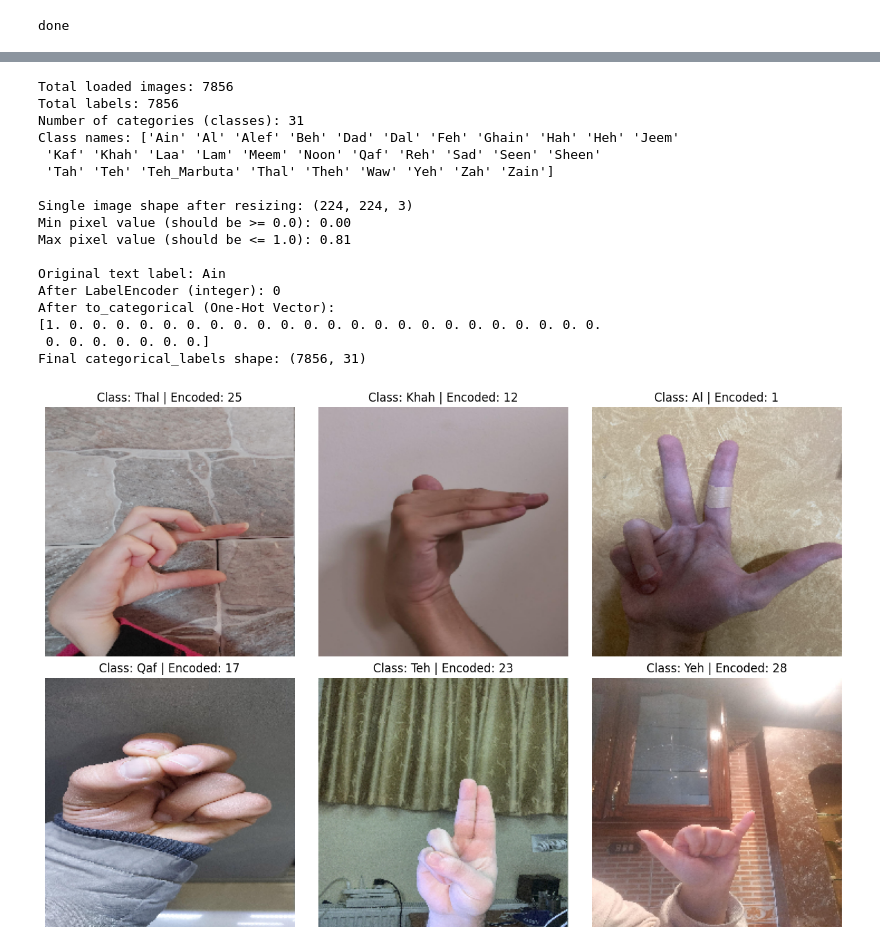
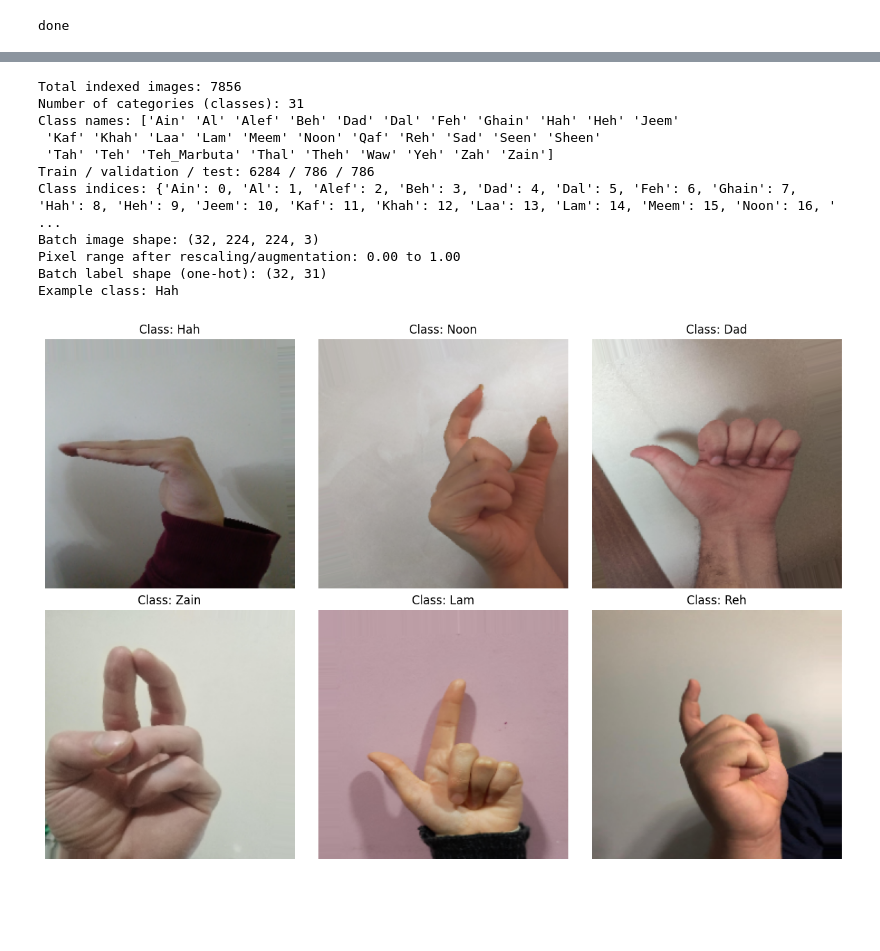
Before and after one commit to osamaaboud246-del/SAMSUNG_Final_Project, a Jupyter notebook: Arabic_Sign_Language_Detection.ipynb, the cells around one changed output, grey strips where cells are left out. Saved outputs shown, nothing was run; the diff lists cells and outputs as text; code cells hidden in the pictures; blank space fills up the shorter version.

Commit message:
Update notebook with Image Generator with augmentation

```diff
--- a/Arabic_Sign_Language_Detection.ipynb
+++ b/Arabic_Sign_Language_Detection.ipynb
@@ -49,56 +90,44 @@ categorical_labels = to_categorical(encoded_labels)
 # %%
-# 1. General dataset information
-print(f"Total loaded images: {len(data)}")
-print(f"Total labels: {len(labels)}")
+# Dataset and generator information (no full image arrays are kept in RAM).
+print(f"Total indexed images: {len(dataframe)}")
 print(f"Number of categories (classes): {len(categories)}")
-print(f"Class names: {label_encoder.classes_}\n")
+print(f"Class names: {label_encoder.classes_}")
+print(f"Train / validation / test: {len(train_df)} / {len(val_df)} / {len(test_df)}")
+print(f"Class indices: {train_generator.class_indices}")
 
-# 2. Check single image dimensions and pixel value range (Normalization Check)
-sample_img = data[0]
-print(f"Single image shape after resizing: {sample_img.shape}")
-print(f"Min pixel value (should be >= 0.0): {sample_img.min():.2f}")
-print(f"Max pixel value (should be <= 1.0): {sample_img.max():.2f}\n")
-
-# 3. Check encoding results (Label Encoding & One-Hot Encoding) for the first image
-print(f"Original text label: {labels[0]}")
-print(f"After LabelEncoder (integer): {encoded_labels[0]}")
-print(f"After to_categorical (One-Hot Vector):\n{categorical_labels[0]}")
-print(f"Final categorical_labels shape: {categorical_labels.shape}")
+sample_batch, sample_labels = next(train_generator)
+print(f"Batch image shape: {sample_batch.shape}")
+print(f"Pixel range after rescaling/augmentation: {sample_batch.min():.2f} to {sample_batch.max():.2f}")
+print(f"Batch label shape (one-hot): {sample_labels.shape}")
+print(f"Example class: {categories[int(np.argmax(sample_labels[0]))]}")
+train_generator.reset()
 # %% [output]
-Total loaded images: 7856
-Total labels: 7856
+Total indexed images: 7856
 Number of categories (classes): 31
 Class names: ['Ain' 'Al' 'Alef' 'Beh' 'Dad' 'Dal' 'Feh' 'Ghain' 'Hah' 'Heh' 'Jeem'
  'Kaf' 'Khah' 'Laa' 'Lam' 'Meem' 'Noon' 'Qaf' 'Reh' 'Sad' 'Seen' 'Sheen'
  'Tah' 'Teh' 'Teh_Marbuta' 'Thal' 'Theh' 'Waw' 'Yeh' 'Zah' 'Zain']
-
-Single image shape after resizing: (224, 224, 3)
-Min pixel value (should be >= 0.0): 0.00
-Max pixel value (should be <= 1.0): 0.81
-
-Original text label: Ain
-After LabelEncoder (integer): 0
-After to_categorical (One-Hot Vector):
-[1. 0. 0. 0. 0. 0. 0. 0. 0. 0. 0. 0. 0. 0. 0. 0. 0. 0. 0. 0. 0. 0. 0. 0.
- 0. 0. 0. 0. 0. 0. 0.]
-Final categorical_labels shape: (7856, 31)
+Train / validation / test: 6284 / 786 / 786
+Class indices: {'Ain': 0, 'Al': 1, 'Alef': 2, 'Beh': 3, 'Dad': 4, 'Dal': 5, 'Feh': 6, 'Ghain': 7, 'Hah': 8, 'Heh': 9, 'Jeem': 10, 'Kaf': 11, 'Khah': 12, 'Laa': 13, 'Lam': 14, 'Meem': 15, 'Noon': 16, ' ...
+Batch image shape: (32, 224, 224, 3)
+Pixel range after rescaling/augmentation: 0.00 to 1.00
+Batch label shape (one-hot): (32, 31)
+Example class: Hah
 # %%
 import random
 
-# Display 6 random preprocessed images
+# Display 6 images from one training batch
+sample_batch, sample_labels = next(train_generator)
 plt.figure(figsize=(12, 8))
-
-for i in range(6):
-    idx = random.randint(0, len(data) - 1)
+for i in range(min(6, len(sample_batch))):
     plt.subplot(2, 3, i + 1)
-
-    # Display image array (values between 0 and 1 are rendered normally by matplotlib)
-    plt.imshow(data[idx])
-    plt.title(f"Class: {labels[idx]} | Encoded: {encoded_labels[idx]}")
+    plt.imshow(sample_batch[i])
+    class_id = int(np.argmax(sample_labels[i]))
+    plt.title(f"Class: {categories[class_id]}")
     plt.axis("off")
-
 plt.tight_layout()
 plt.show()
+train_generator.reset()
 # %% [output]
-[figure, old version]
+[figure, new version]
 # %%
```
Also changed, not shown: parts of 4 cells of this notebook, 1 other file.
